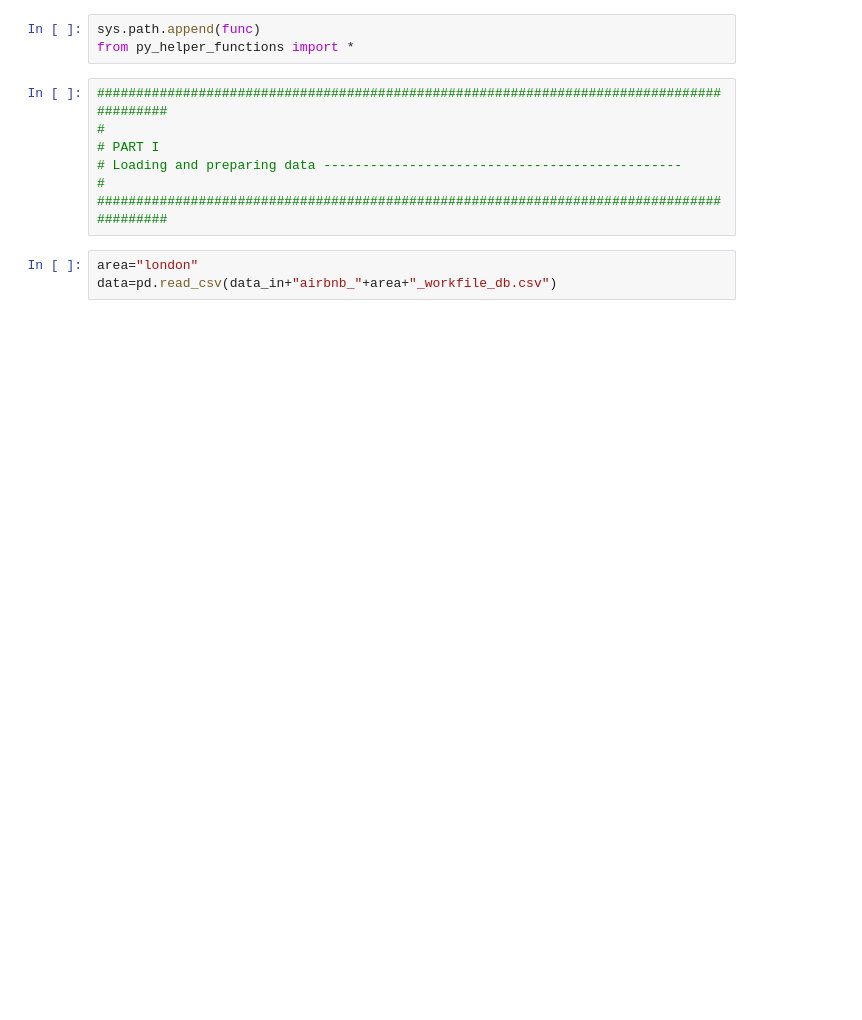
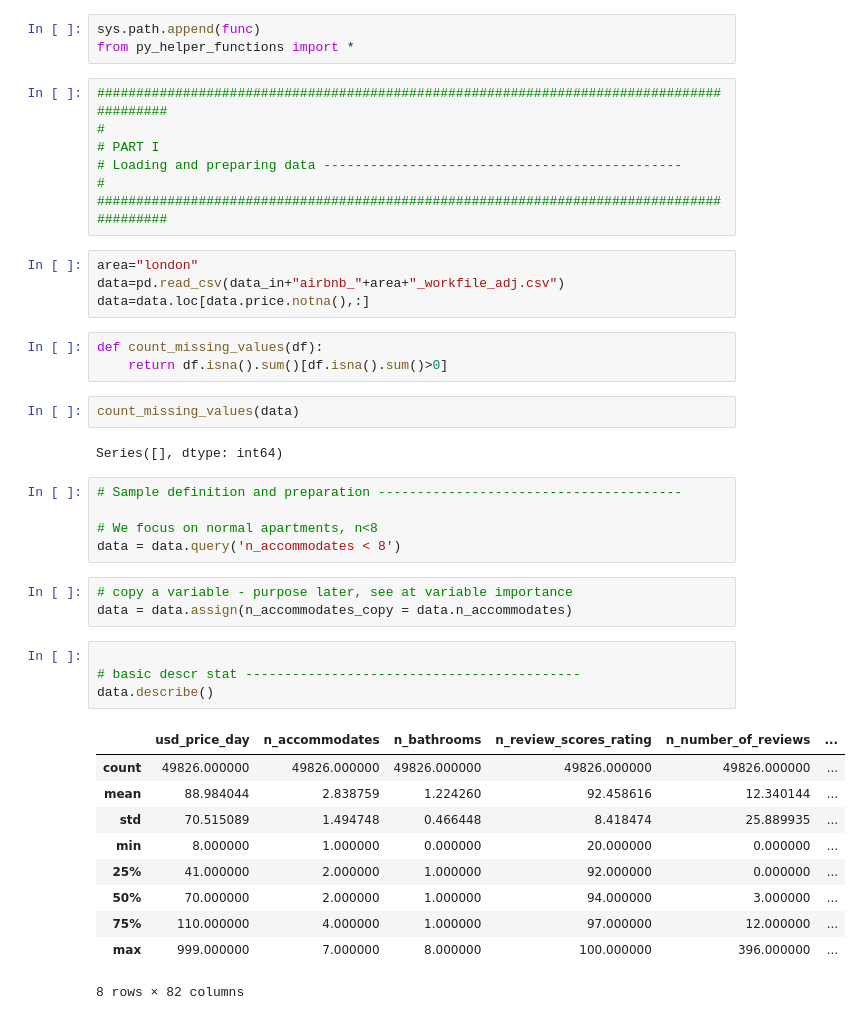
Before and after one commit to zholler/da_case_studies, a Jupyter notebook: ch16-airbnb-random-forest/Ch16_airbnb_random_forest.ipynb, the cells around one changed output. Cells and saved outputs as stored; diff of their text form; blank space fills up the shorter version.

```diff
--- a/ch16-airbnb-random-forest/Ch16_airbnb_random_forest.ipynb
+++ b/ch16-airbnb-random-forest/Ch16_airbnb_random_forest.ipynb
@@ -38,4 +53,35 @@ from py_helper_functions import *
 #########################################################################################
 # %%
 area="london"
-data=pd.read_csv(data_in+"airbnb_"+area+"_workfile_db.csv")
+data=pd.read_csv(data_in+"airbnb_"+area+"_workfile_adj.csv")
+data=data.loc[data.price.notna(),:]
+# %%
+def count_missing_values(df):
+    return df.isna().sum()[df.isna().sum()>0]
+# %%
+count_missing_values(data)
+# %% [output]
+Series([], dtype: int64)
+# %%
+# Sample definition and preparation ---------------------------------------
+
+# We focus on normal apartments, n<8
+data = data.query('n_accommodates < 8')
+# %%
+# copy a variable - purpose later, see at variable importance
+data = data.assign(n_accommodates_copy = data.n_accommodates)
+# %%
+
+# basic descr stat -------------------------------------------
+data.describe()
+# %% [output]
+|  | usd_price_day | n_accommodates | n_bathrooms | n_review_scores_rating | n_number_of_reviews | ... |
+| count | 49826.000000 | 49826.000000 | 49826.000000 | 49826.000000 | 49826.000000 | ... |
+| mean | 88.984044 | 2.838759 | 1.224260 | 92.458616 | 12.340144 | ... |
+| std | 70.515089 | 1.494748 | 0.466448 | 8.418474 | 25.889935 | ... |
+| min | 8.000000 | 1.000000 | 0.000000 | 20.000000 | 0.000000 | ... |
+| 25% | 41.000000 | 2.000000 | 1.000000 | 92.000000 | 0.000000 | ... |
+| 50% | 70.000000 | 2.000000 | 1.000000 | 94.000000 | 3.000000 | ... |
+| 75% | 110.000000 | 4.000000 | 1.000000 | 97.000000 | 12.000000 | ... |
+| max | 999.000000 | 7.000000 | 8.000000 | 100.000000 | 396.000000 | ... |
+8 rows × 82 columns
```
Also changed, not shown: parts of 20 cells of this notebook, 1 other file.
